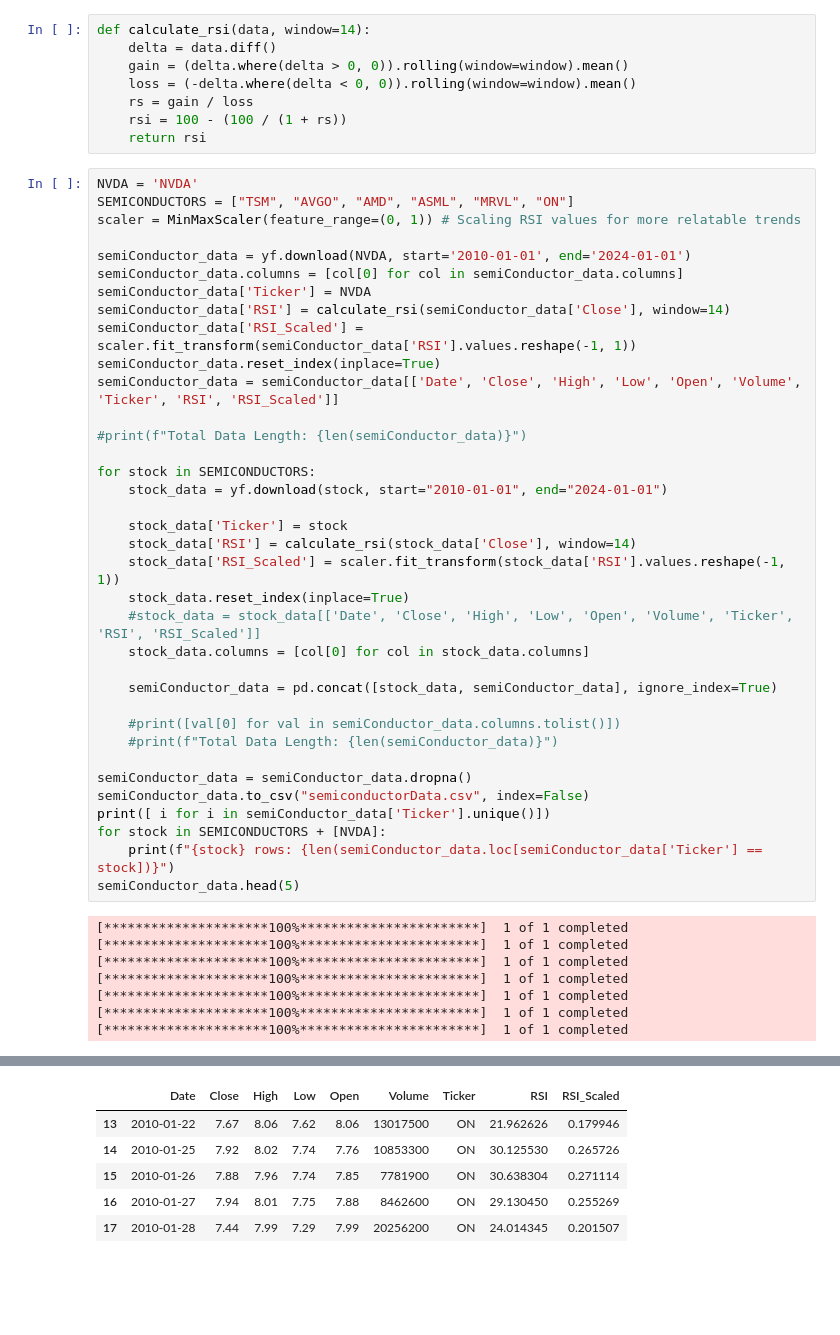
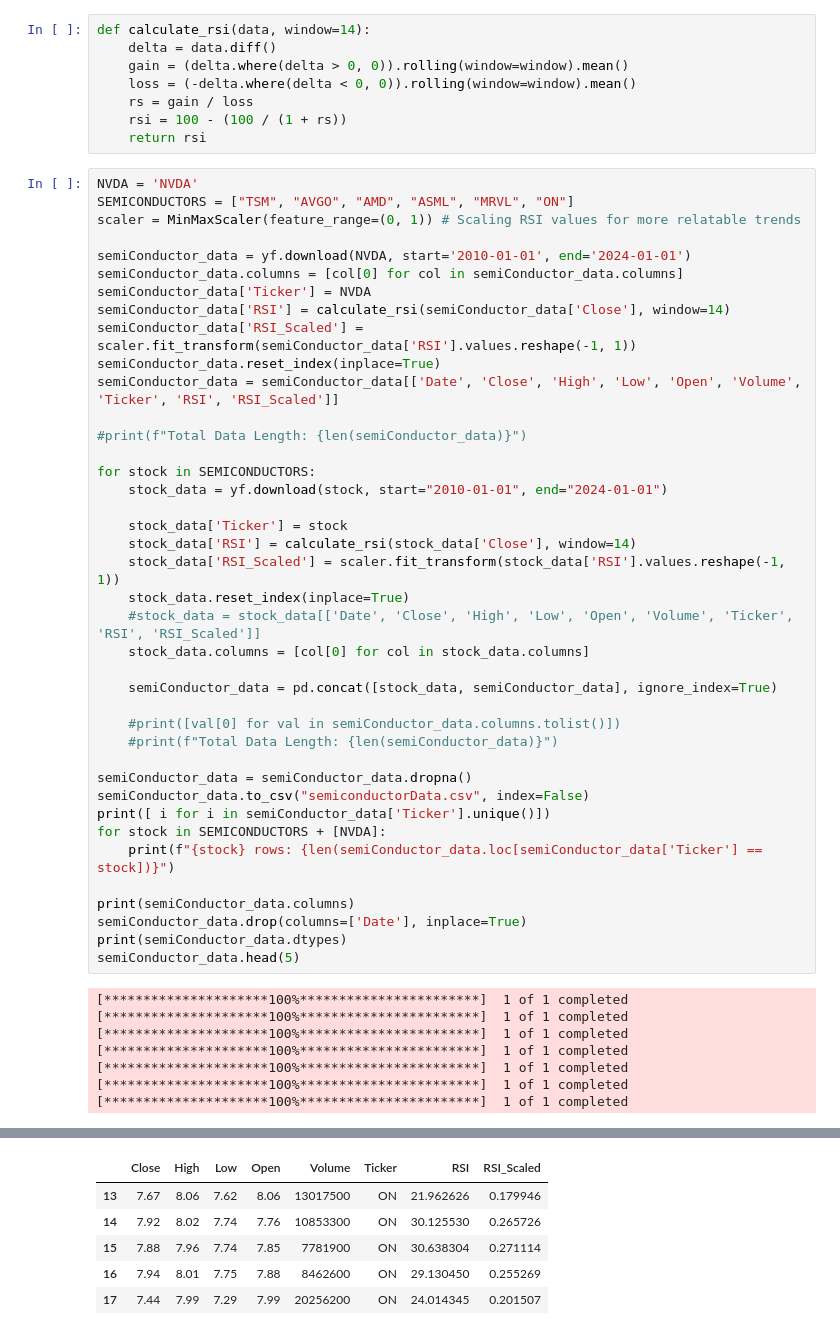
Before and after one commit to Retrospek/AlgorithmicTrading, a Jupyter notebook: backend/ArtificialIntelligence/eda.ipynb, the cells around one changed output, grey strips where cells are left out. Drawn from its saved outputs; the diff is of its cells as text; blank space fills up the shorter version.

```diff
--- a/backend/ArtificialIntelligence/eda.ipynb
+++ b/backend/ArtificialIntelligence/eda.ipynb
@@ -79,6 +79,10 @@ semiConductor_data.to_csv("semiconductorData.csv", index=False)
 print([ i for i in semiConductor_data['Ticker'].unique()])
 for stock in SEMICONDUCTORS + [NVDA]:
     print(f"{stock} rows: {len(semiConductor_data.loc[semiConductor_data['Ticker'] == stock])}")
+
+print(semiConductor_data.columns)
+semiConductor_data.drop(columns=['Date'], inplace=True)
+print(semiConductor_data.dtypes)
 semiConductor_data.head(5)
 # %% [output]
 [*********************100%***********************]  1 of 1 completed
@@ -99,8 +113,8 @@ NVDA rows: 3509
-|  | Date | Close | High | Low | Open | Volume | Ticker | RSI | RSI_Scaled |
-| 13 | 2010-01-22 | 7.67 | 8.06 | 7.62 | 8.06 | 13017500 | ON | 21.962626 | 0.179946 |
-| 14 | 2010-01-25 | 7.92 | 8.02 | 7.74 | 7.76 | 10853300 | ON | 30.125530 | 0.265726 |
-| 15 | 2010-01-26 | 7.88 | 7.96 | 7.74 | 7.85 | 7781900 | ON | 30.638304 | 0.271114 |
-| 16 | 2010-01-27 | 7.94 | 8.01 | 7.75 | 7.88 | 8462600 | ON | 29.130450 | 0.255269 |
-| 17 | 2010-01-28 | 7.44 | 7.99 | 7.29 | 7.99 | 20256200 | ON | 24.014345 | 0.201507 |
+|  | Close | High | Low | Open | Volume | Ticker | RSI | RSI_Scaled |
+| 13 | 7.67 | 8.06 | 7.62 | 8.06 | 13017500 | ON | 21.962626 | 0.179946 |
+| 14 | 7.92 | 8.02 | 7.74 | 7.76 | 10853300 | ON | 30.125530 | 0.265726 |
+| 15 | 7.88 | 7.96 | 7.74 | 7.85 | 7781900 | ON | 30.638304 | 0.271114 |
+| 16 | 7.94 | 8.01 | 7.75 | 7.88 | 8462600 | ON | 29.130450 | 0.255269 |
+| 17 | 7.44 | 7.99 | 7.29 | 7.99 | 20256200 | ON | 24.014345 | 0.201507 |
 # %%
 class lstmDataset(Dataset):
```
Also changed, not shown: parts of 8 cells of this notebook.
